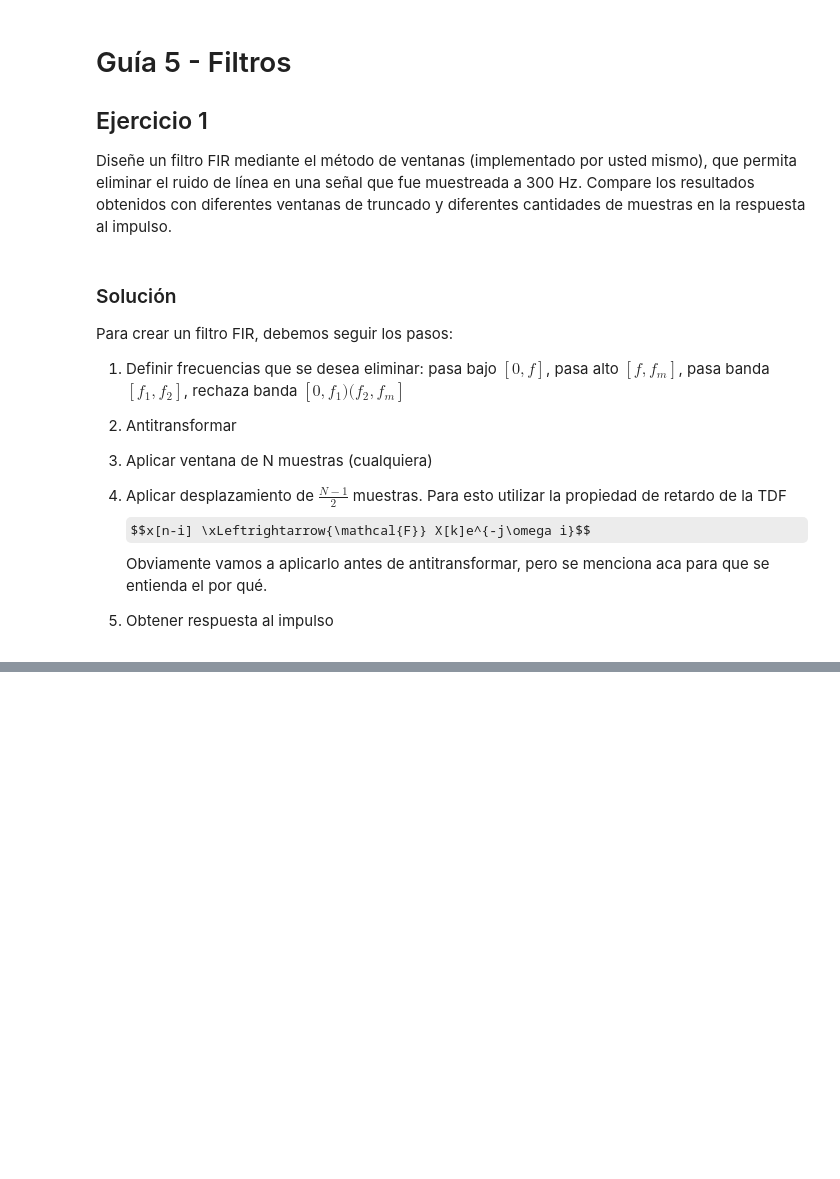
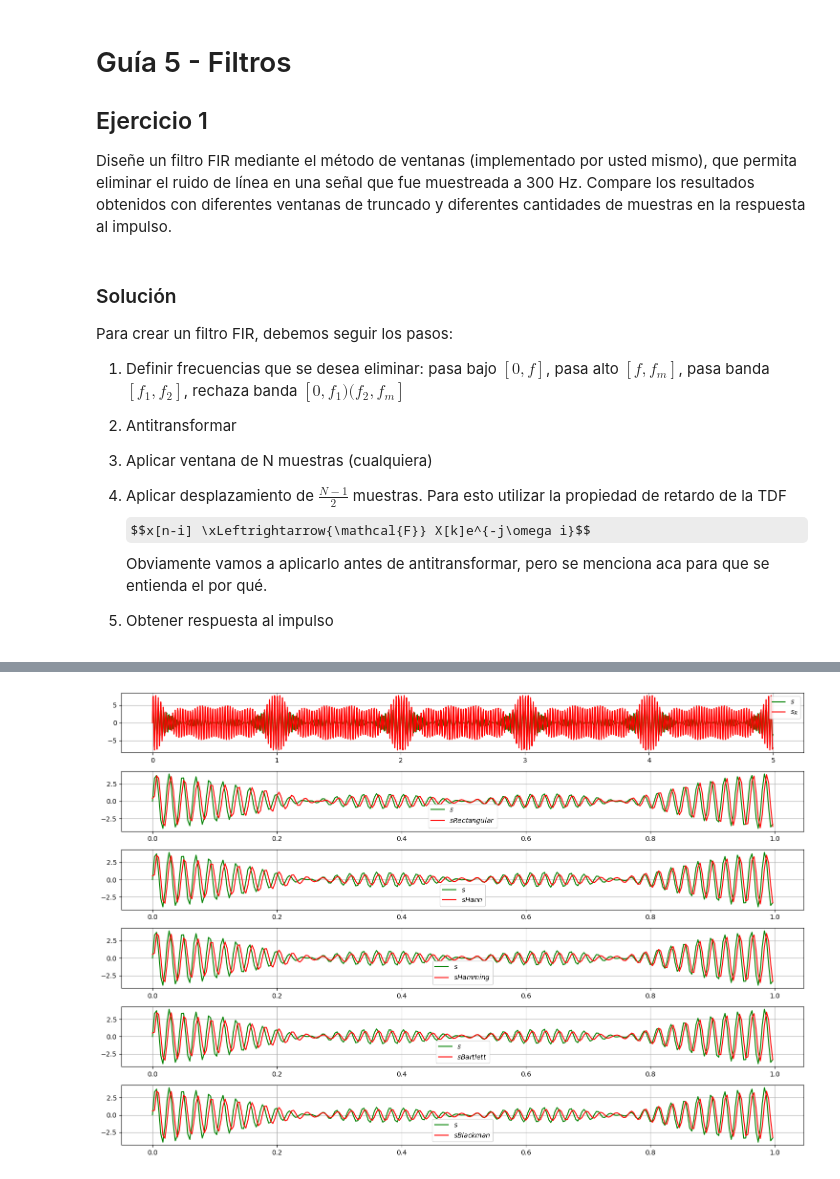
Before and after one commit to francoherg/PDS-2025, a Jupyter notebook: Practica/Guia5/5-2-1.ipynb, the cells around one changed output, grey strips where cells are left out. Drawn from its saved outputs; the diff is of its cells as text; code cells hidden in the pictures; some formulas as TeX source; blank space fills up the shorter version.

```diff
--- a/Practica/Guia5/5-2-1.ipynb
+++ b/Practica/Guia5/5-2-1.ipynb
@@ -573,0 +188,66 @@ fig.tight_layout()
+# %%
+import random
+
+# Parametros
+Tini = 0
+Tfin = 5
+fm = 300
+
+# Generar senial con un ruido de 50Hz
+t = np.linspace(Tini,Tfin,int(fm*(Tfin-Tini)), endpoint=False)
+
+s = [0 for _ in range(len(t))]      # senial limpia
+iRuido = random.random()*4+1        # intensidad del ruido de 50Hz
+sr = iRuido*np.sin(2*np.pi*50*t)    # senial con ruido
+for f in range(45,49):
+    A = random.random()*4+1
+    s += np.sin(2*np.pi*f*t)
+    sr += np.sin(2*np.pi*f*t)
+
+# Filtrar senial
+filtroRectangular = FIRRechazaBanda(fm,49,51,200,rectangular)
+filtroHann = FIRRechazaBanda(fm,49,51,200,hann)
+filtroHamming = FIRRechazaBanda(fm,49,51,200,hamming)
+filtroBartlett = FIRRechazaBanda(fm,49,51,200,bartlett)
+filtroBlackman = FIRRechazaBanda(fm,49,51,200,blackman)
+
+sRectangular = np.convolve(s,filtroRectangular,mode='same')
+sHann = np.convolve(s,filtroHann,mode='same')
+sHamming = np.convolve(s,filtroHamming,mode='same')
+sBartlett = np.convolve(s,filtroBartlett,mode='same')
+sBlackman = np.convolve(s,filtroBlackman,mode='same')
+
+# Graficar
+fig, ax = plt.subplots(6)
+fig.set_figheight(10)
+fig.set_figwidth(15)
+for axi in ax:
+    axi.grid()
+
+ax[0].plot(t,s,label='$s$',color='g')
+ax[0].plot(t,sr,label='$s_R$',color='r')
+ax[0].legend()
+
+ax[1].plot(t[:1*fm],s[:1*fm],label='$s$', color='g')
+ax[1].plot(t[:1*fm],sRectangular[:1*fm],label='$sRectangular$', color='r')
+ax[1].legend()
+
+ax[2].plot(t[:1*fm],s[:1*fm],label='$s$', color='g')
+ax[2].plot(t[:1*fm],sHann[:1*fm],label='$sHann$', color='r')
+ax[2].legend()
+
+ax[3].plot(t[:1*fm],s[:1*fm],label='$s$', color='g')
+ax[3].plot(t[:1*fm],sHamming[:1*fm],label='$sHamming$', color='r')
+ax[3].legend()
+
+ax[4].plot(t[:1*fm],s[:1*fm],label='$s$', color='g')
+ax[4].plot(t[:1*fm],sBartlett[:1*fm],label='$sBartlett$', color='r')
+ax[4].legend()
+
+ax[5].plot(t[:1*fm],s[:1*fm],label='$s$', color='g')
+ax[5].plot(t[:1*fm],sBlackman[:1*fm],label='$sBlackman$', color='r')
+ax[5].legend()
+
+fig.tight_layout()
+# %% [output]
+[figure, added]
```
Also changed, not shown: parts of 12 cells of this notebook, 1 other file.
